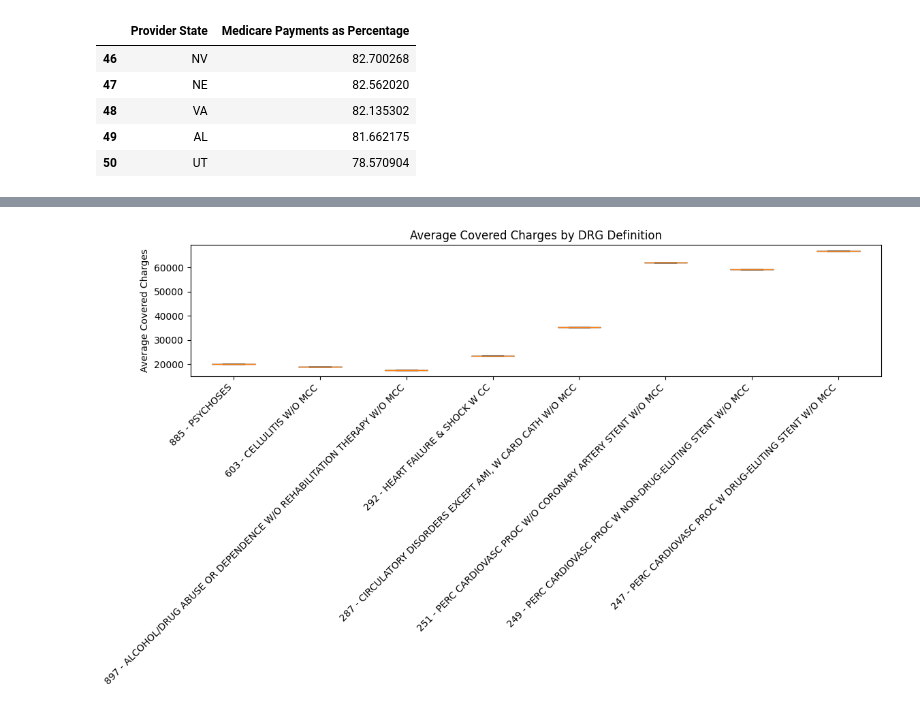
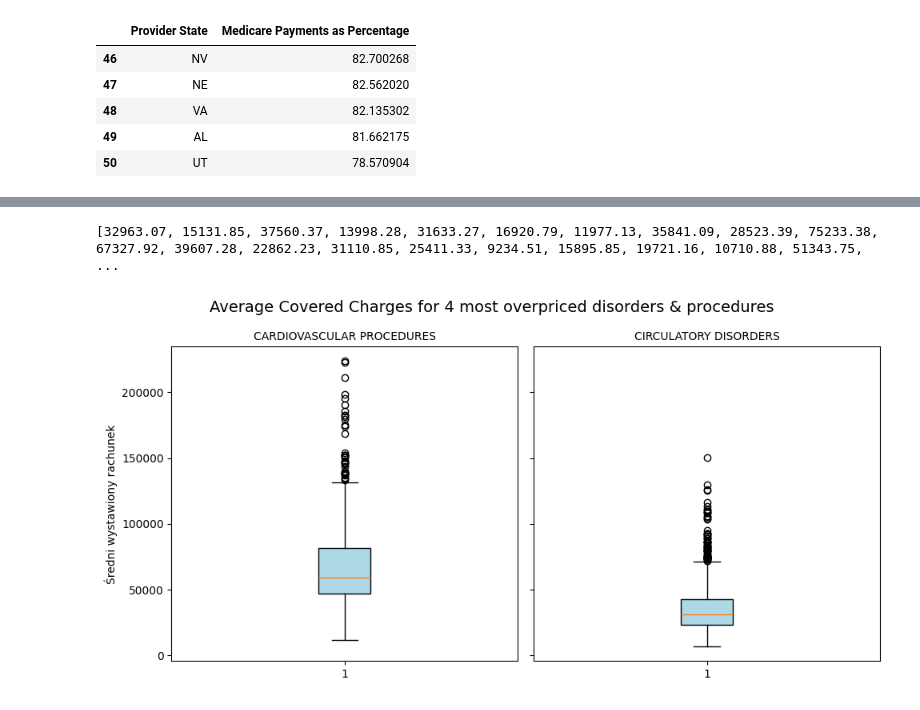
Before and after one commit to emmapstudent/python_projekt, a Jupyter notebook: projekt.ipynb, the cells around one changed output, grey strips where cells are left out. Drawn from its saved outputs; the diff is of its cells as text; code cells hidden in the pictures.

```diff
--- a/projekt.ipynb
+++ b/projekt.ipynb
@@ -142,5 +211,8 @@ df_choroby.tail()
 # %%
-df_choroby_wybrane = pd.concat([
-    df_choroby.iloc[:4],    # first 4 rows
-    df_choroby.iloc[-4:]    # last 4 rows
-], ignore_index=True)
+#Omijamy choroby, sa podobne do siebie, wybieramy cztery konkretne
+choroba5 = df[df['DRG Definition'] == "247 - PERC CARDIOVASC PROC W DRUG-ELUTING STENT W/O MCC"].copy()
+choroba6 = df[df['DRG Definition'] == "287 - CIRCULATORY DISORDERS EXCEPT AMI, W CARD CATH W/O MCC"].copy()
+choroba7 = df[df['DRG Definition'] == "419 - LAPAROSCOPIC CHOLECYSTECTOMY W/O C.D.E. W/O CC/MCC"].copy()
+choroba8 = df[df['DRG Definition'] == "039 - EXTRACRANIAL PROCEDURES W/O CC/MCC"].copy()
+
+choroba7
@@ -152,16 +233,29 @@ data_to_plot = [df_choroby_wybrane.loc[df_choroby_wybrane['DRG Definition'] == d
+# %%
+#Przeksztalcamy Average Covered Charges na liste wartosci do wykresu – chcemy zobaczyc, ile srednio szpitale charguja za leczenie tych chorob
+#Czy srednia jest ogolnie wysoka, czy mamy duzo przeceniajacych outlierow?
+wartosci_do_wykresu1 = list(choroba5[' Average Covered Charges '])
+wartosci_do_wykresu2 = list(choroba6[' Average Covered Charges '])
+wartosci_do_wykresu3 = list(choroba7[' Average Covered Charges '])
+wartosci_do_wykresu4 = list(choroba8[' Average Covered Charges '])
+# %%
+print(wartosci_do_wykresu4)
+# %% [output]
+[32963.07, 15131.85, 37560.37, 13998.28, 31633.27, 16920.79, 11977.13, 35841.09, 28523.39, 75233.38, 67327.92, 39607.28, 22862.23, 31110.85, 25411.33, 9234.51, 15895.85, 19721.16, 10710.88, 51343.75,  ...
 # %%
-# Plot
-fig, ax = plt.subplots(figsize=(12, 7))
-ax.boxplot(data_to_plot, patch_artist=True)
+fig, (ax1, ax2) = plt.subplots(nrows=1, ncols=2, figsize=(10, 5), sharey=True)
 
-# Set x-axis labels
-ax.set_xticklabels(drg_list, rotation=45, ha='right')
+ax1.boxplot(wartosci_do_wykresu1, patch_artist=True, boxprops=dict(facecolor='lightblue'))
+ax1.set_title('CARDIOVASCULAR PROCEDURES', fontsize=10)
+ax1.set_ylabel("Średni wystawiony rachunek")
 
-# Add labels and title
-ax.set_ylabel('Average Covered Charges')
-ax.set_title('Average Covered Charges by DRG Definition')
+
+ax2.boxplot(wartosci_do_wykresu2, patch_artist=True, boxprops=dict(facecolor='lightblue'))
+ax2.set_title('CIRCULATORY DISORDERS', fontsize=10)
+
+fig.suptitle('Average Covered Charges for 4 most overpriced disorders & procedures', fontsize=14)
 
 plt.tight_layout()
+plt.savefig('wykres_boxplot.png')
 plt.show()
 # %% [output]
-[figure, old version]
+[figure, new version]
```
Also changed, not shown: parts of 18 cells of this notebook, 1 other file.
